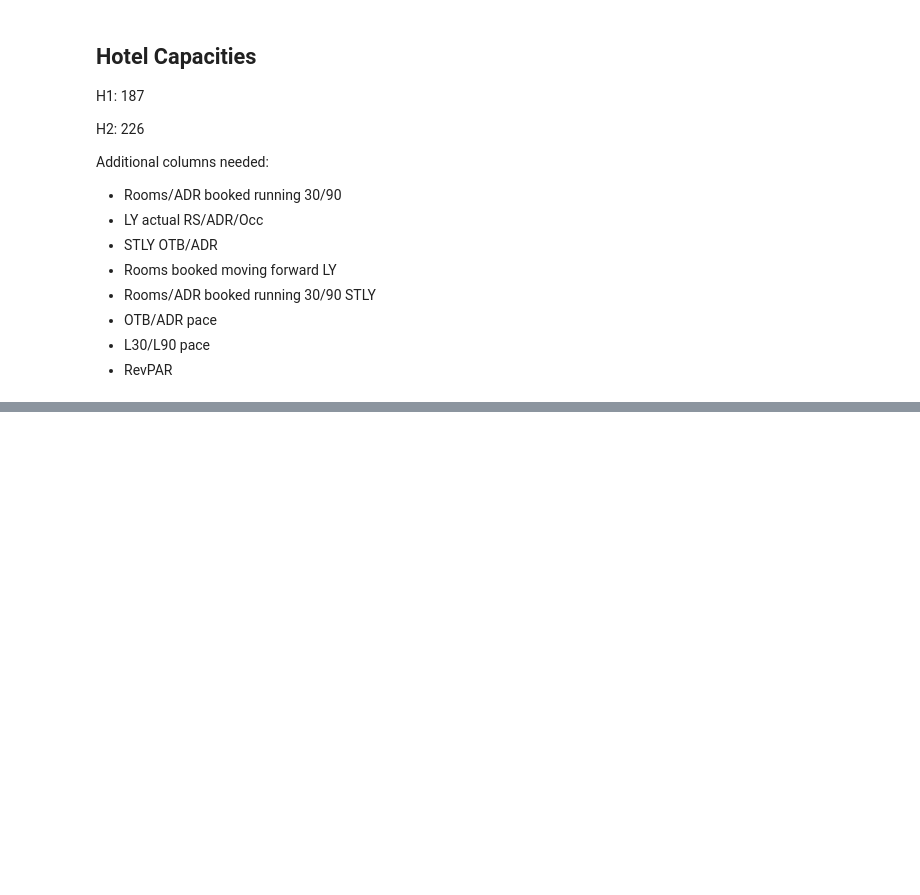
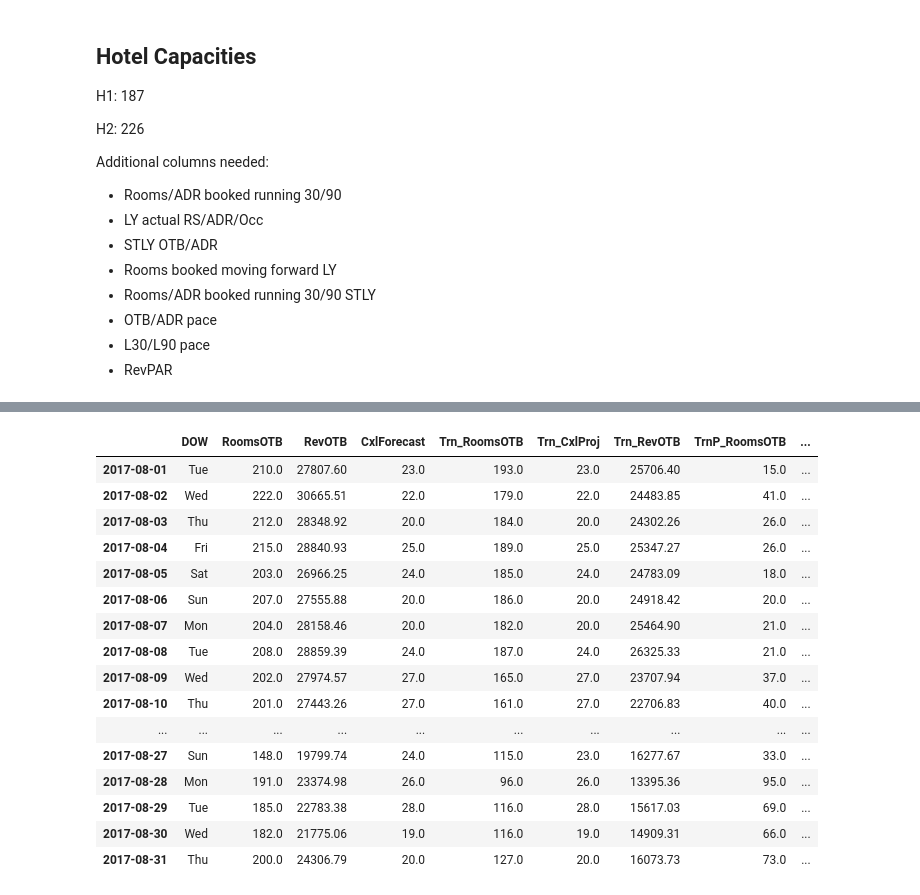
Before and after one commit to edubu2/hotel-revman-system, a Jupyter notebook: code/setup_simulation.ipynb, the cells around one changed output, grey strips where cells are left out. Drawn from its saved outputs; the diff is of its cells as text; code cells hidden in the pictures; blank space fills up the shorter version.

```diff
--- a/code/setup_simulation.ipynb
+++ b/code/setup_simulation.ipynb
@@ -51,0 +85,20 @@ h2_sim.to_csv("pickle/h2_sim.csv")
+# %%
+h2_sim
+# %% [output]
+|  | DOW | RoomsOTB | RevOTB | CxlForecast | Trn_RoomsOTB | Trn_CxlProj | Trn_RevOTB | TrnP_RoomsOTB | ... |
+| 2017-08-01 | Tue | 210.0 | 27807.60 | 23.0 | 193.0 | 23.0 | 25706.40 | 15.0 | ... |
+| 2017-08-02 | Wed | 222.0 | 30665.51 | 22.0 | 179.0 | 22.0 | 24483.85 | 41.0 | ... |
+| 2017-08-03 | Thu | 212.0 | 28348.92 | 20.0 | 184.0 | 20.0 | 24302.26 | 26.0 | ... |
+| 2017-08-04 | Fri | 215.0 | 28840.93 | 25.0 | 189.0 | 25.0 | 25347.27 | 26.0 | ... |
+| 2017-08-05 | Sat | 203.0 | 26966.25 | 24.0 | 185.0 | 24.0 | 24783.09 | 18.0 | ... |
+| 2017-08-06 | Sun | 207.0 | 27555.88 | 20.0 | 186.0 | 20.0 | 24918.42 | 20.0 | ... |
+| 2017-08-07 | Mon | 204.0 | 28158.46 | 20.0 | 182.0 | 20.0 | 25464.90 | 21.0 | ... |
+| 2017-08-08 | Tue | 208.0 | 28859.39 | 24.0 | 187.0 | 24.0 | 26325.33 | 21.0 | ... |
+| 2017-08-09 | Wed | 202.0 | 27974.57 | 27.0 | 165.0 | 27.0 | 23707.94 | 37.0 | ... |
+| 2017-08-10 | Thu | 201.0 | 27443.26 | 27.0 | 161.0 | 27.0 | 22706.83 | 40.0 | ... |
+| ... | ... | ... | ... | ... | ... | ... | ... | ... | ... |
+| 2017-08-27 | Sun | 148.0 | 19799.74 | 24.0 | 115.0 | 23.0 | 16277.67 | 33.0 | ... |
+| 2017-08-28 | Mon | 191.0 | 23374.98 | 26.0 | 96.0 | 26.0 | 13395.36 | 95.0 | ... |
+| 2017-08-29 | Tue | 185.0 | 22783.38 | 28.0 | 116.0 | 28.0 | 15617.03 | 69.0 | ... |
+| 2017-08-30 | Wed | 182.0 | 21775.06 | 19.0 | 116.0 | 19.0 | 14909.31 | 66.0 | ... |
+| 2017-08-31 | Thu | 200.0 | 24306.79 | 20.0 | 127.0 | 20.0 | 16073.73 | 73.0 | ... |
```
Also changed, not shown: parts of 4 cells of this notebook.
